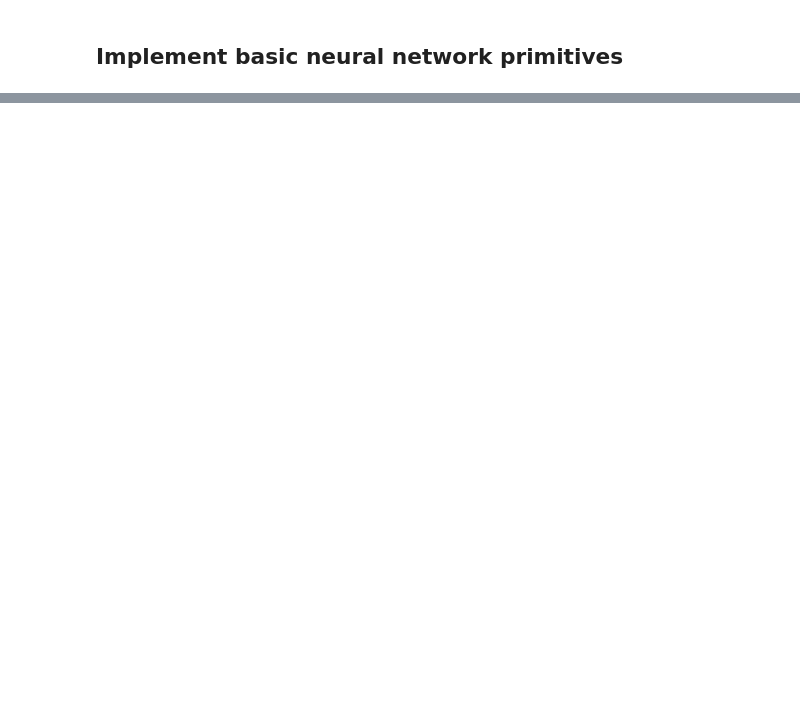
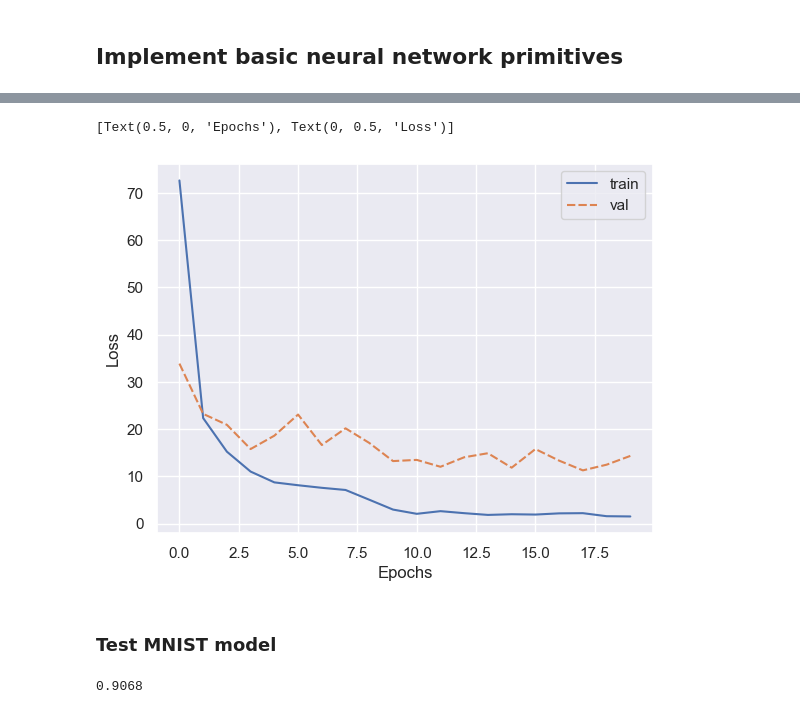
Before and after one commit to tommyip/ml_notebooks, a Jupyter notebook: 02_automatic_differentiation.ipynb, the cells around one changed output, grey strips where cells are left out. Cells and saved outputs as stored; diff of their text form; code cells hidden in the pictures; blank space fills up the shorter version.

```diff
--- a/02_automatic_differentiation.ipynb
+++ b/02_automatic_differentiation.ipynb
@@ -266,0 +403,26 @@ loss.graph()
+# %%
+class MNISTModel(Module):
+    def __init__(self):
+        self.fc1 = Linear(784, 800, name='fc1')
+        self.fc2 = Linear(800, 10, name='fc2')
+
+    def __call__(self, x):
+        x = self.fc1(x)
+        x = relu(x)
+        x = self.fc2(x)
+        return log_softmax(x)
+
+np.random.seed(0)
+
+mnist_model = MNISTModel()
+mnist_optim = AdamW(mnist_model.parameters(), lr=0.005)
+mnist_acc = lambda y_pred, y: np.mean(np.argmax(y_pred.view(np.ndarray), axis=1) == y.view(np.ndarray))
+train(mnist_model, mnist_X_train, mnist_y_train, nll_loss, mnist_acc, mnist_optim,
+      X_val=mnist_X_test,
+      y_val=mnist_y_test,
+      batch_size=100,
+      max_epochs=20,
+      log_iters=10,
+      early_stopping_delta=1e-3,
+      early_stopping_patience=3)
+# %% [output]
@@ -266,0 +430,11 @@ loss.graph()
+[Text(0.5, 0, 'Epochs'), Text(0, 0.5, 'Loss')]
+[figure, added]
+# %% [markdown]
+### Test MNIST model
+# %%
+with no_grad():
+    mnist_y_test_pred = mnist_model(mnist_X_test)
+    mnist_acc = mnist_acc(mnist_y_test_pred, mnist_y_test)
+print(mnist_acc)
+# %% [output]
+0.9068
```
Also changed, not shown: parts of 19 cells of this notebook, 1 other file.
